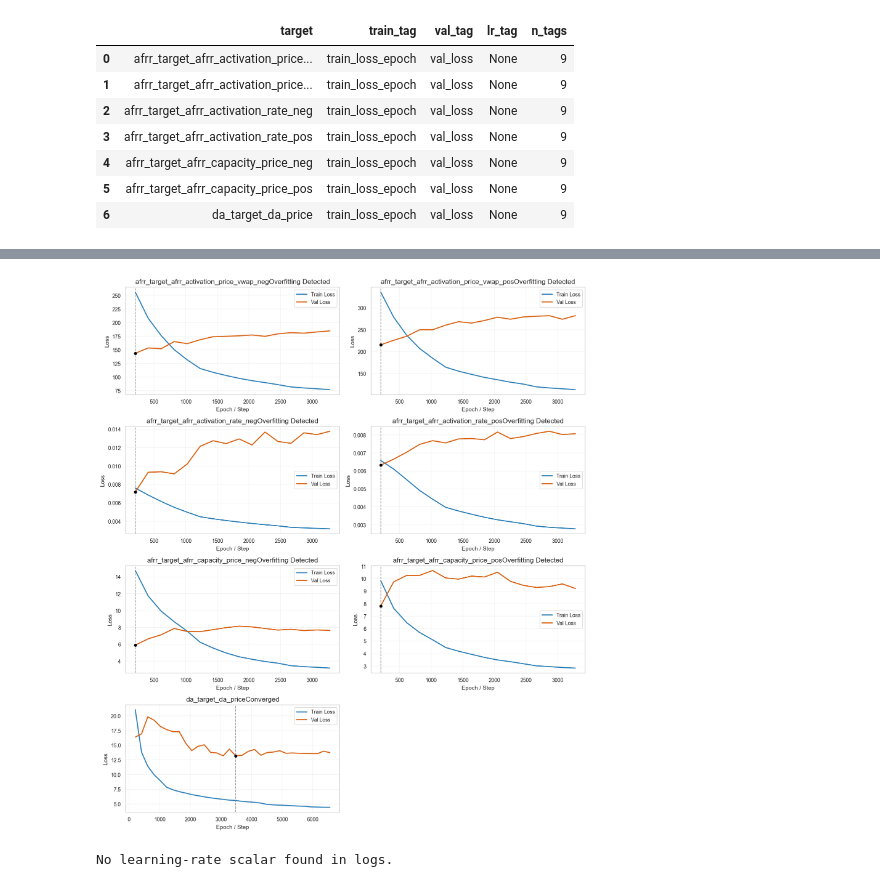
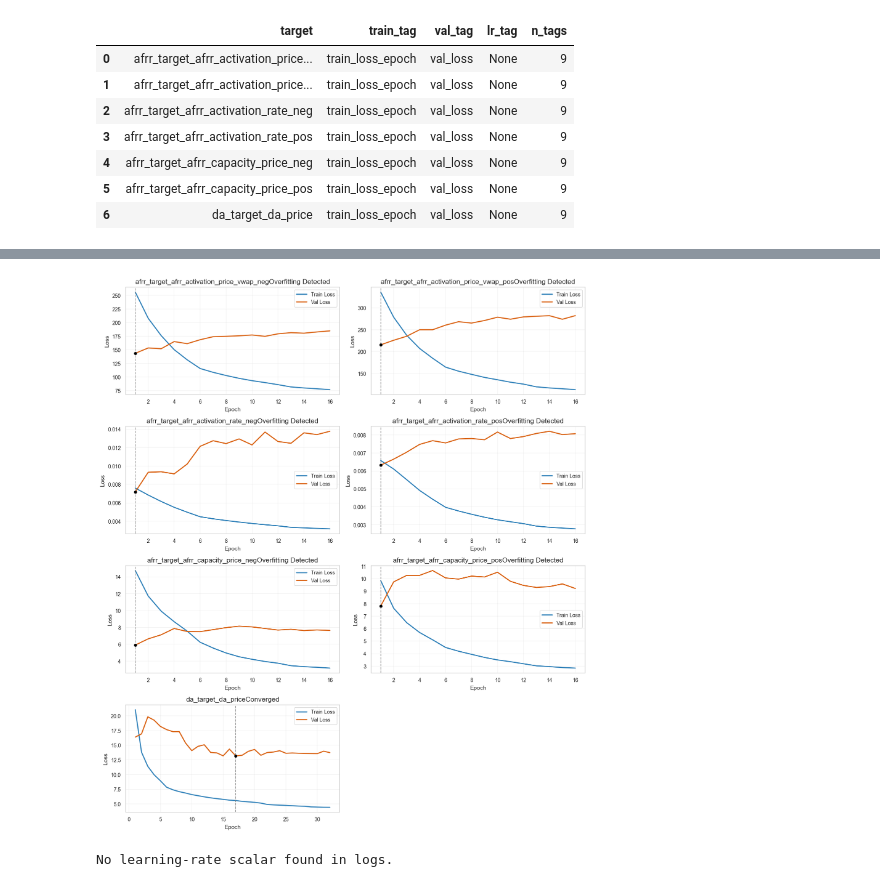
Before and after one commit to lgiesen/energy_trading, a Jupyter notebook: notebooks/training_performance_audit.ipynb, the cells around one changed output, grey strips where cells are left out. Drawn from its saved outputs; the diff is of its cells as text; code cells hidden in the pictures.

```diff
--- a/notebooks/training_performance_audit.ipynb
+++ b/notebooks/training_performance_audit.ipynb
@@ -257,42 +257,49 @@ summary_df
 if summary_df.empty:
     print('No summary rows to plot. Check tag detection table in previous cell.')
 else:
     n = len(summary_df)
     ncols = 2
     nrows = int(np.ceil(n / ncols))
     fig, axes = plt.subplots(nrows, ncols, figsize=(12, 3.4 * nrows), sharex=False)
     axes = np.atleast_1d(axes).reshape(nrows, ncols)
 
     for i, tgt in enumerate(summary_df['target'].tolist()):
         r, c = divmod(i, ncols)
         ax = axes[r, c]
         sub = scalars[scalars['target'] == tgt]
-        tr = sub[sub['split'] == 'train'].sort_values('step')
-        va = sub[sub['split'] == 'val'].sort_values('step')
-        ax.plot(tr['step'], tr['value'], label='Train Loss', linewidth=1.8, color='#2C7FB8')
-        ax.plot(va['step'], va['value'], label='Val Loss', linewidth=1.8, color='#D95F0E')
+        tr = sub[sub['split'] == 'train'].sort_values('step').reset_index(drop=True)
+        va = sub[sub['split'] == 'val'].sort_values('step').reset_index(drop=True)
+
+        # Normalize x-axis to epoch count for readability across logging setups.
+        tr['epoch'] = np.arange(1, len(tr) + 1)
+        va['epoch'] = np.arange(1, len(va) + 1)
+
+        ax.plot(tr['epoch'], tr['value'], label='Train Loss', linewidth=1.8, color='#2C7FB8')
+        ax.plot(va['epoch'], va['value'], label='Val Loss', linewidth=1.8, color='#D95F0E')
+
         best_idx = int(np.argmin(va['value'].to_numpy(dtype=float)))
-        best_step = int(va.iloc[best_idx]['step'])
+        best_epoch = int(va.iloc[best_idx]['epoch'])
         best_val = float(va.iloc[best_idx]['value'])
-        ax.axvline(best_step, color='gray', linestyle='--', linewidth=1.1, alpha=0.8)
-        ax.scatter([best_step], [best_val], color='black', s=20, zorder=3)
+        ax.axvline(best_epoch, color='gray', linestyle='--', linewidth=1.1, alpha=0.8)
+        ax.scatter([best_epoch], [best_val], color='black', s=20, zorder=3)
+
         st = summary_df.loc[summary_df['target'] == tgt, 'status'].iloc[0]
         ax.set_title(f"{tgt}{st}")
-        ax.set_xlabel('Epoch / Step')
+        ax.set_xlabel('Epoch')
         ax.set_ylabel('Loss')
         ax.legend(loc='best')
         ax.grid(alpha=0.25)
 
     # hide unused axes
     for j in range(len(summary_df), nrows*ncols):
         r, c = divmod(j, ncols)
         axes[r, c].axis('off')
 
     plt.tight_layout()
     display(fig)
     plt.close(fig)
 # %% [output]
-[figure, old version]
+[figure, new version]
 # %%
 # Learning-rate schedule audit
 lr_df = scalars[scalars['split'] == 'lr'].copy() if not scalars.empty else pd.DataFrame()
```
Also changed, not shown: parts of 1 cell of this notebook, 13 other files.
